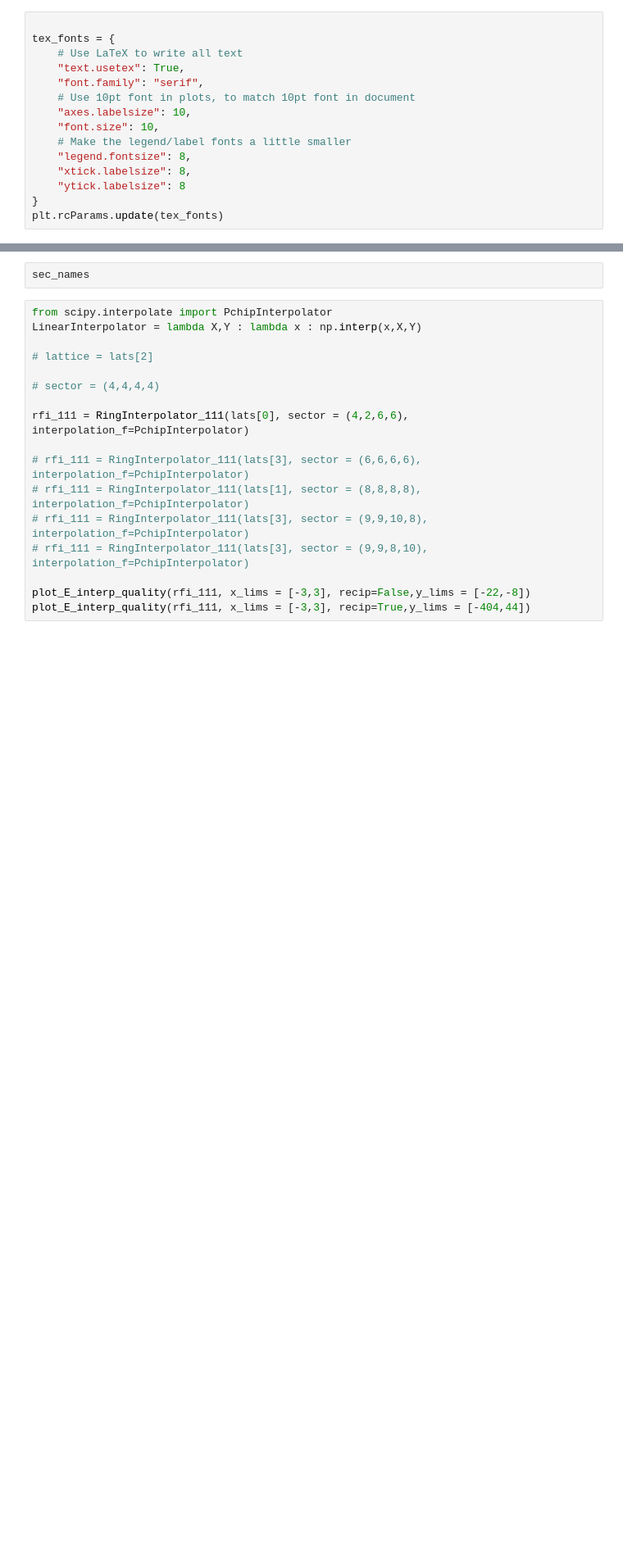
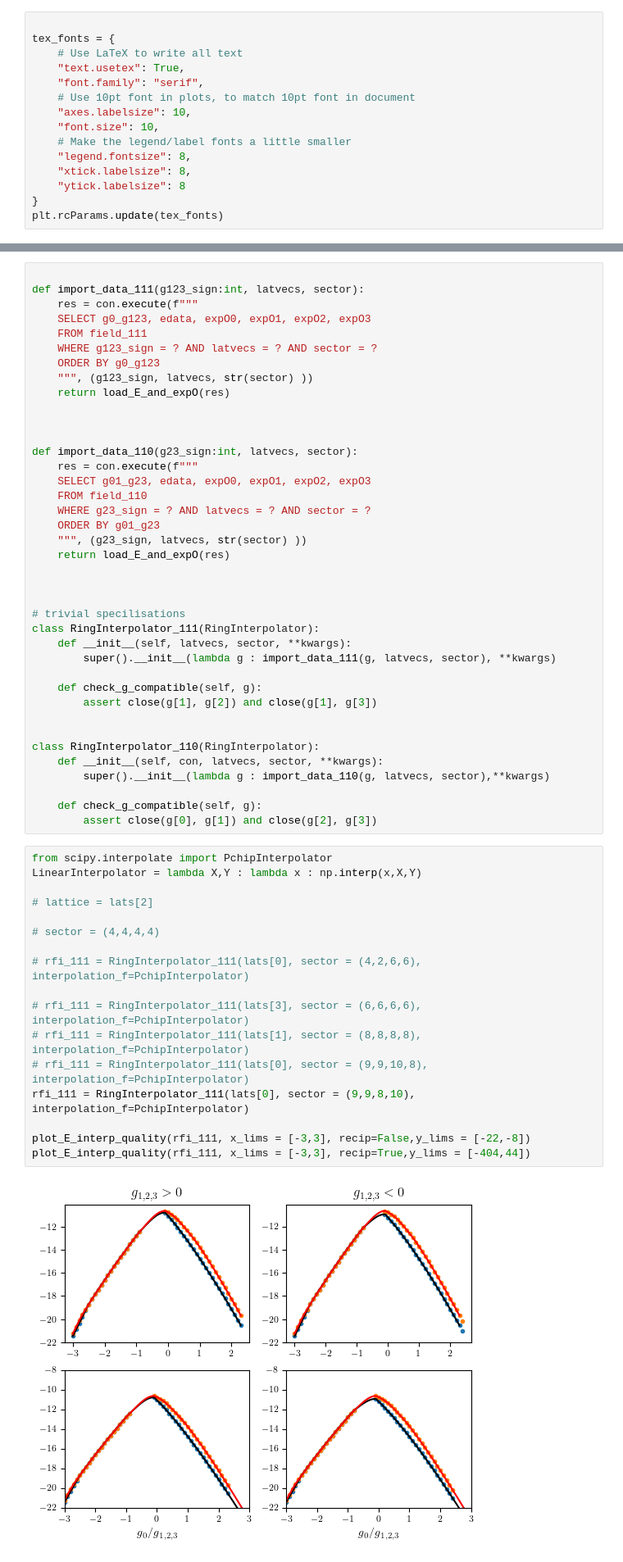
Before and after one commit to Spuriosity1/qsi_subspace_ED, a Jupyter notebook: scripts/process_field.ipynb, the cells around one changed output, grey strips where cells are left out. Shown at 82% size. Drawn from its saved outputs; the diff is of its cells as text; blank space fills up the shorter version.

```diff
--- a/scripts/process_field.ipynb
+++ b/scripts/process_field.ipynb
@@ -184,21 +206,60 @@ def plot_E_interp_quality(rfi, x_lims = [-4.2, 4.2], y_lims = [-12,-4], recip=Fa
         Ax[1,0].set_xlabel(r'$g_0/g_{1,2,3}$')
         Ax[1,1].set_xlabel(r'$g_0/g_{1,2,3}$')
 # %%
-sec_names
+
+def import_data_111(g123_sign:int, latvecs, sector):
+    res = con.execute(f"""
+    SELECT g0_g123, edata, expO0, expO1, expO2, expO3
+    FROM field_111
+    WHERE g123_sign = ? AND latvecs = ? AND sector = ?
+    ORDER BY g0_g123
+    """, (g123_sign, latvecs, str(sector) ))
+    return load_E_and_expO(res)
+
+
+
+def import_data_110(g23_sign:int, latvecs, sector):
+    res = con.execute(f"""
+    SELECT g01_g23, edata, expO0, expO1, expO2, expO3
+    FROM field_110
+    WHERE g23_sign = ? AND latvecs = ? AND sector = ?
+    ORDER BY g01_g23
+    """, (g23_sign, latvecs, str(sector) ))
+    return load_E_and_expO(res)
+
+
+
+# trivial specilisations
+class RingInterpolator_111(RingInterpolator):
+    def __init__(self, latvecs, sector, **kwargs):
+        super().__init__(lambda g : import_data_111(g, latvecs, sector), **kwargs)
+
+    def check_g_compatible(self, g):
+        assert close(g[1], g[2]) and close(g[1], g[3])
+
+
+class RingInterpolator_110(RingInterpolator):
+    def __init__(self, con, latvecs, sector, **kwargs):
+        super().__init__(lambda g : import_data_110(g, latvecs, sector),**kwargs)
+
+    def check_g_compatible(self, g):
+        assert close(g[0], g[1]) and close(g[2], g[3])
 # %%
 from scipy.interpolate import PchipInterpolator
 LinearInterpolator = lambda X,Y : lambda x : np.interp(x,X,Y)
 
 # lattice = lats[2]
 
 # sector = (4,4,4,4)
 
-rfi_111 = RingInterpolator_111(lats[0], sector = (4,2,6,6), interpolation_f=PchipInterpolator)
+# rfi_111 = RingInterpolator_111(lats[0], sector = (4,2,6,6), interpolation_f=PchipInterpolator)
 
 # rfi_111 = RingInterpolator_111(lats[3], sector = (6,6,6,6), interpolation_f=PchipInterpolator)
 # rfi_111 = RingInterpolator_111(lats[1], sector = (8,8,8,8), interpolation_f=PchipInterpolator)
-# rfi_111 = RingInterpolator_111(lats[3], sector = (9,9,10,8), interpolation_f=PchipInterpolator)
-# rfi_111 = RingInterpolator_111(lats[3], sector = (9,9,8,10), interpolation_f=PchipInterpolator)
+# rfi_111 = RingInterpolator_111(lats[0], sector = (9,9,10,8), interpolation_f=PchipInterpolator)
+rfi_111 = RingInterpolator_111(lats[0], sector = (9,9,8,10), interpolation_f=PchipInterpolator)
 
 plot_E_interp_quality(rfi_111, x_lims = [-3,3], recip=False,y_lims = [-22,-8])
 plot_E_interp_quality(rfi_111, x_lims = [-3,3], recip=True,y_lims = [-404,44])
+# %% [output]
+[figure, added]
```
Also changed, not shown: parts of 10 cells of this notebook, 3 other files.
